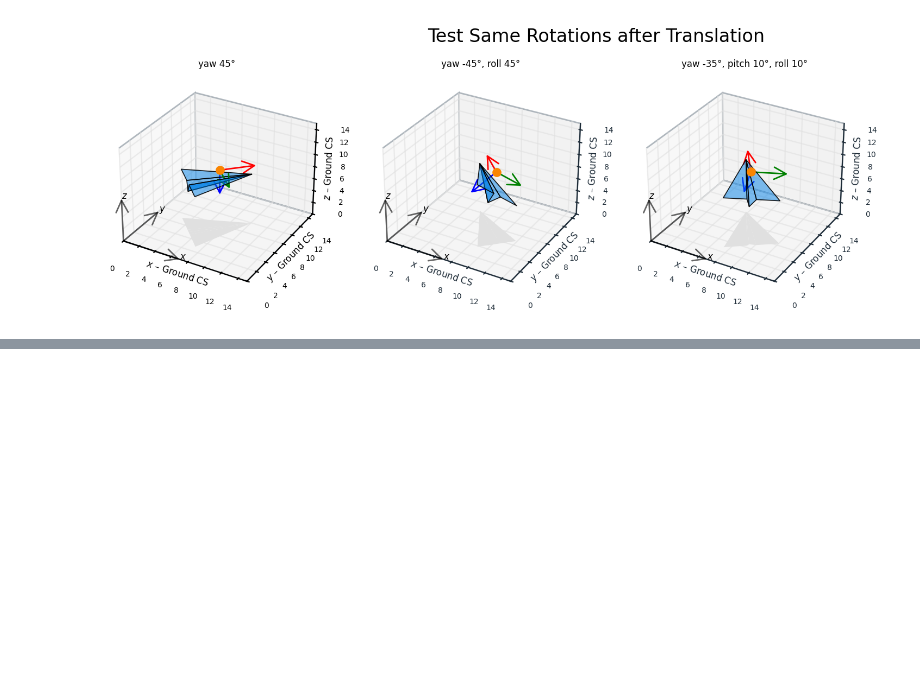
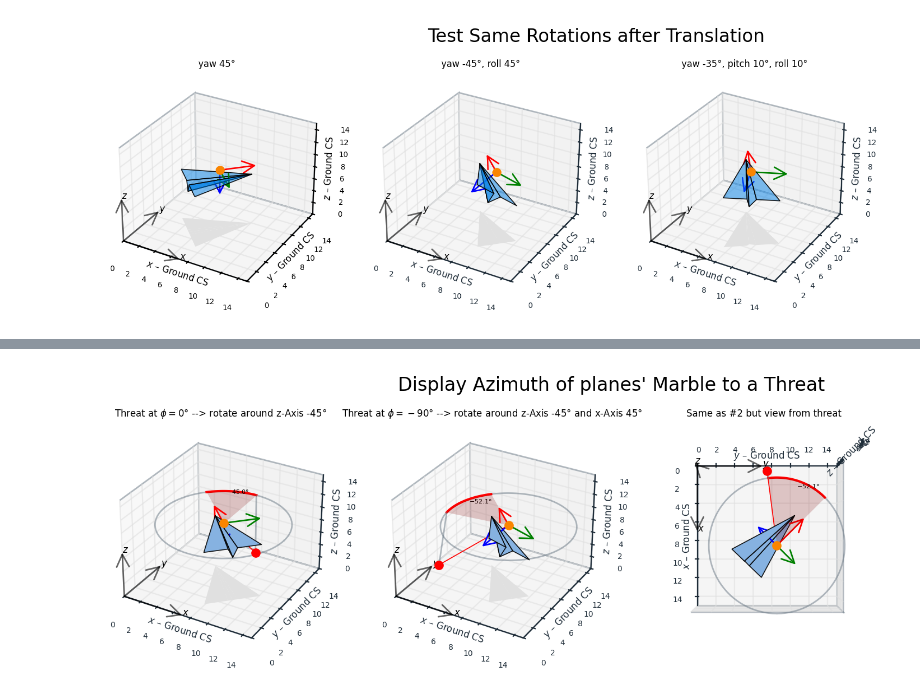
Before and after one commit to Den-Prahms-ihr-Ivo/plane_rotationg, a Jupyter notebook: visualisations.ipynb, the cells around one changed output, grey strips where cells are left out. Drawn from its saved outputs; the diff is of its cells as text; code cells hidden in the pictures; blank space fills up the shorter version.

Commit message:
added azimuth visualisation

```diff
--- a/visualisations.ipynb
+++ b/visualisations.ipynb
@@ -392,0 +409,70 @@ plt.show()
+# %%
+ax1, ax2, ax3 = create_3_panel_plot(sup_title="Display Azimuth of planes' Marble to a Threat",
+                                    title_1="Threat at $\phi = 0°$ --> rotate around z-Axis -45°",
+                                    title_2="Threat at $\phi = -90°$ --> rotate around z-Axis -45° and x-Axis 45°",
+                                    title_3="Same as #2 but view from threat",
+                                    x_lim=[0, 15], y_lim=[0, 15], z_lim=[0, 15],
+                                    show_labels=True,
+                                    show_ticks=True,
+                                    tick_label_size=5)
+
+plane = PaperPlane()
+ref_cs = CoordinateSystem(points=np.array([[[0,0,0], [7,0,0]], [[0,0,0], [0,7,0]], [[0,0,0], [0,0,7]]]))
+
+# ##############################################################################
+
+
+# Translate in the middle
+plane.translate(x=7.5, y=7.5, z=7.5)
+# Add threat
+plane.add_threat(bearing=0, horizontal_distance=7)
+# rotate
+rotation_matrix = yaw_pitch_roll_to_matrix(yaw=-45)
+plane.matrix_rotate(rotation_matrix)
+
+
+plane.draw(ax1, marble_size=5, marble_cs_lw=1, plane_lw=0.6, show_marble_cs_labels=False, shadow_floor=0, highlight_angles=True)
+ref_cs.plot_coordinates(ax=ax1, lw=1, colors=[[0,0,0,0.6],[0,0,0,0.6],[0,0,0,0.6]], show_labels=True, label_font_size=6)
+
+
+# ##############################################################################
+
+
+plane = PaperPlane()
+
+# Translate in the middle
+plane.translate(x=7.5, y=7.5, z=7.5)
+# Add threat
+plane.add_threat(bearing=-90, horizontal_distance=7)
+# rotate
+rotation_matrix = yaw_pitch_roll_to_matrix(yaw=-45, roll=45)
+plane.matrix_rotate(rotation_matrix)
+
+plane.draw(ax2, marble_size=5, marble_cs_lw=1, plane_lw=0.6, show_marble_cs_labels=False, shadow_floor=0, highlight_angles=True)
+
+ref_cs.plot_coordinates(ax=ax2, lw=1, colors=[[0,0,0,0.6],[0,0,0,0.6],[0,0,0,0.6]], show_labels=True, label_font_size=6)
+
+
+# ##############################################################################
+
+plane = PaperPlane()
+
+# Translate in the middle
+plane.translate(x=7.5, y=7.5, z=6)
+# Add threat
+plane.add_threat(bearing=-90, horizontal_distance=7)
+# rotate
+rotation_matrix = yaw_pitch_roll_to_matrix(yaw=-45, roll=45)
+plane.matrix_rotate(rotation_matrix)
+
+plane.draw(ax3, marble_size=5, marble_cs_lw=1, plane_lw=0.6, show_marble_cs_labels=False, shadow_floor=0, highlight_angles=True)
+
+ref_cs.plot_coordinates(ax=ax3, lw=1, colors=[[0,0,0,0.6],[0,0,0,0.6],[0,0,0,0.6]], show_labels=True, label_font_size=6)
+
+
+ax3.view_init(elev=90, azim=0, roll=0)
+#ax1.view_init(elev=90, azim=0, roll=0)
+
+plt.show()
+# %% [output]
+[figure, added]
```
Also changed, not shown: parts of 4 cells of this notebook, 2 other files.
